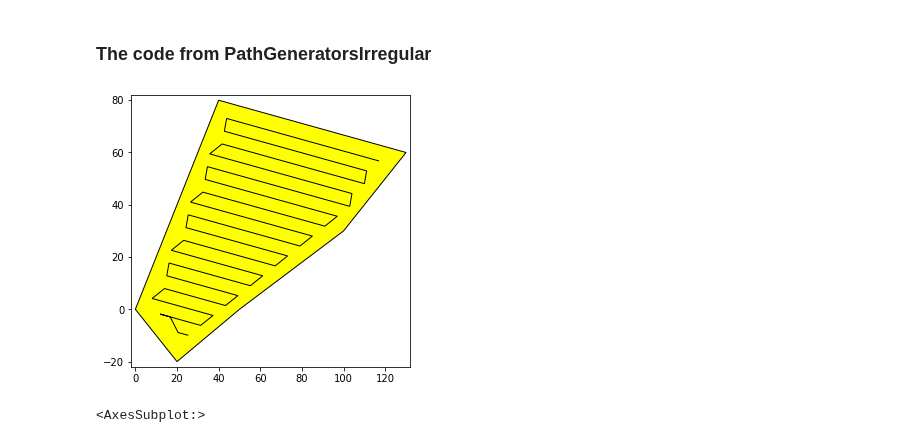
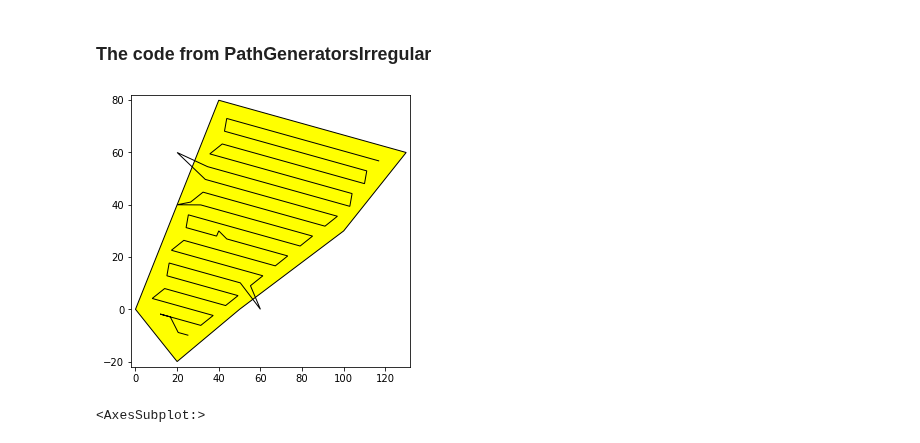
Before and after one commit to lboloni/WaterberryFarms, a Jupyter notebook: notebooks/PathGenerators-experiments.ipynb, the cells around one changed output. Drawn from its saved outputs; the diff is of its cells as text; code cells hidden in the pictures.

Commit message:
Applying Sam's concept to irregular path planning

```diff
--- a/notebooks/PathGenerators-experiments.ipynb
+++ b/notebooks/PathGenerators-experiments.ipynb
@@ -147,11 +147,13 @@ visualize_path_and_control_points(path, [])
 # %%
 ox = [0.0, 20.0, 50.0, 100.0, 130.0, 40.0, 0.0]
 oy = [0.0, -20.0, 0.0, 30.0, 60.0, 80.0, 0.0]
 resolution = 5.0 # was 5.0
-px, py = planning(ox, oy, resolution)
+control_points = np.array([[20, 60], [20, 40], [60, 0], [40, 30]])
+#control_points=[]
+px, py = planning(ox, oy, resolution, control_points, SweepSearcher.MovingDirection.RIGHT, SweepSearcher.SweepDirection.UP)
 path = np.array(list(zip(px, py)))
 area = np.array(list(zip(ox,oy)))
 visualize_path_and_control_points(path, [], area)
 # %% [output]
-[figure, old version]
+[figure, new version]
 <AxesSubplot:>
```
Also changed, not shown: parts of 3 cells of this notebook, 2 other files.
